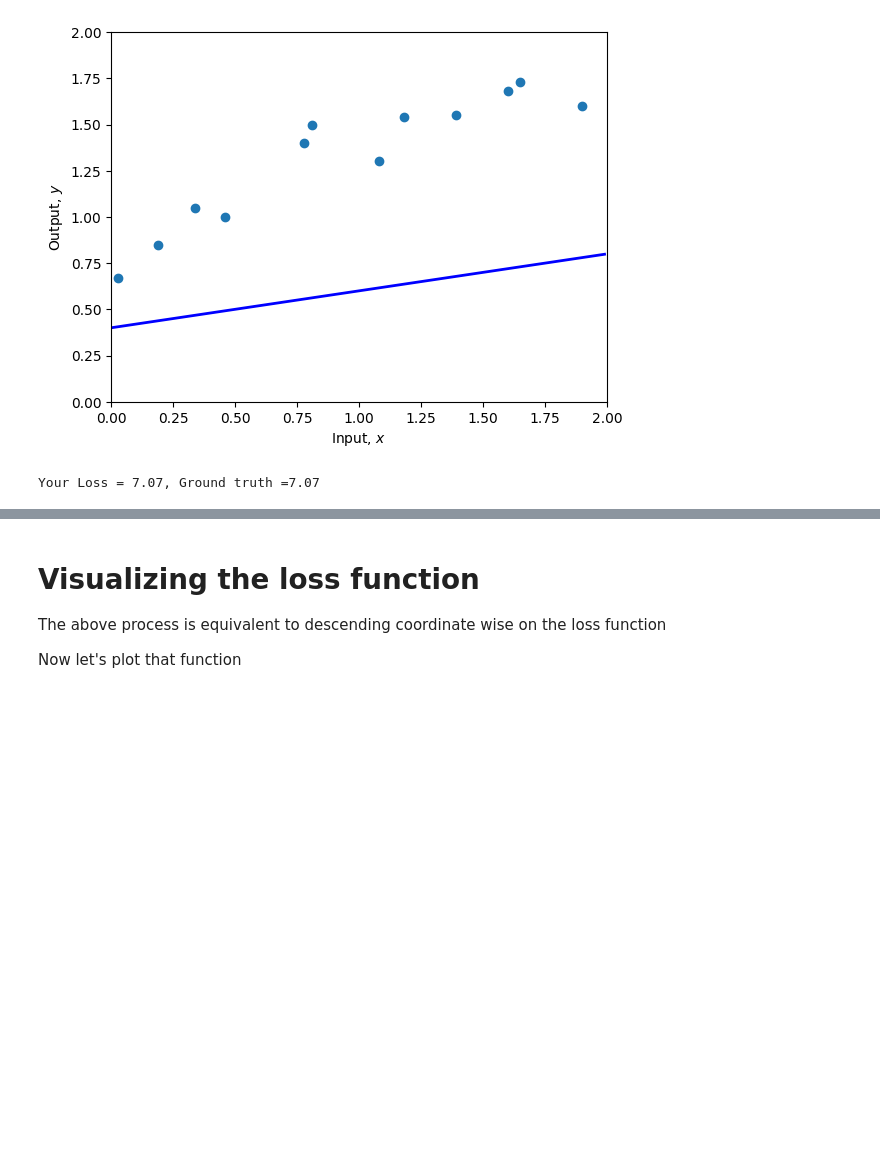
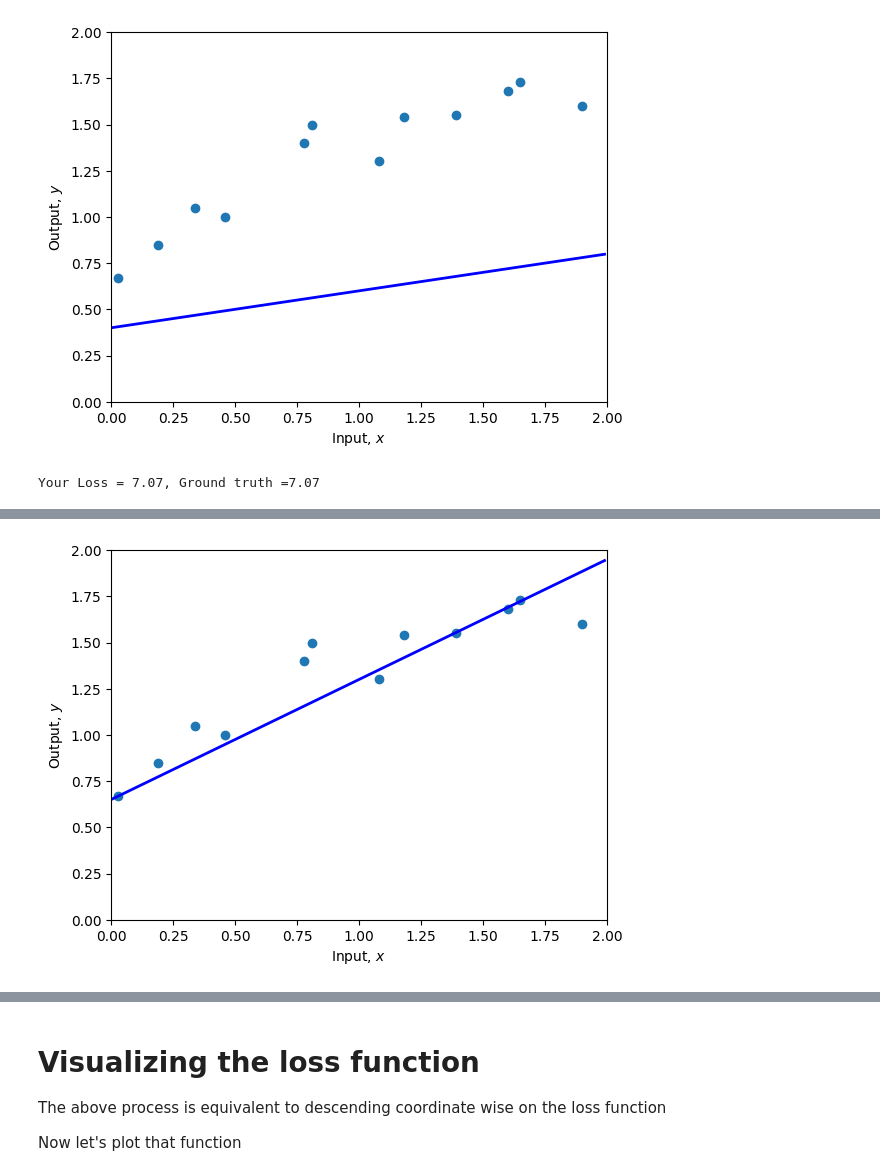
Before and after one commit to Benoitdw/udlbook, a Jupyter notebook: Notebooks/Chap02/2_1_Supervised_Learning.ipynb, the cells around one changed output, grey strips where cells are left out. Drawn from its saved outputs; the diff is of its cells as text; code cells hidden in the pictures; blank space fills up the shorter version.

```diff
--- a/Notebooks/Chap02/2_1_Supervised_Learning.ipynb
+++ b/Notebooks/Chap02/2_1_Supervised_Learning.ipynb
@@ -77,11 +80,13 @@ print(f'Your Loss = {loss:3.2f}, Ground truth =10.28')
 # %%
 # TODO -- Change the parameters manually to fit the model
 # First fix phi1 and try changing phi0 until you can't make the loss go down any more
 # Then fix phi0 and try changing phi1 until you can't make the loss go down any more
 # Repeat this process until you find a set of parameters that fit the model as in figure 2.2d
 # You can either do this by hand, or if you want to get fancy, write code to descent automatically in this way
 # Start at these values:
-phi0 = 1.60 ; phi1 =-0.8
+phi0 = 0.65 ; phi1 =0.65
 
 plot(x,y,phi0,phi1)
 print(f'Your Loss = {compute_loss(x,y,phi0,phi1):3.2f}')
+# %% [output]
+[figure, added]
```
Also changed, not shown: parts of 3 cells of this notebook.
